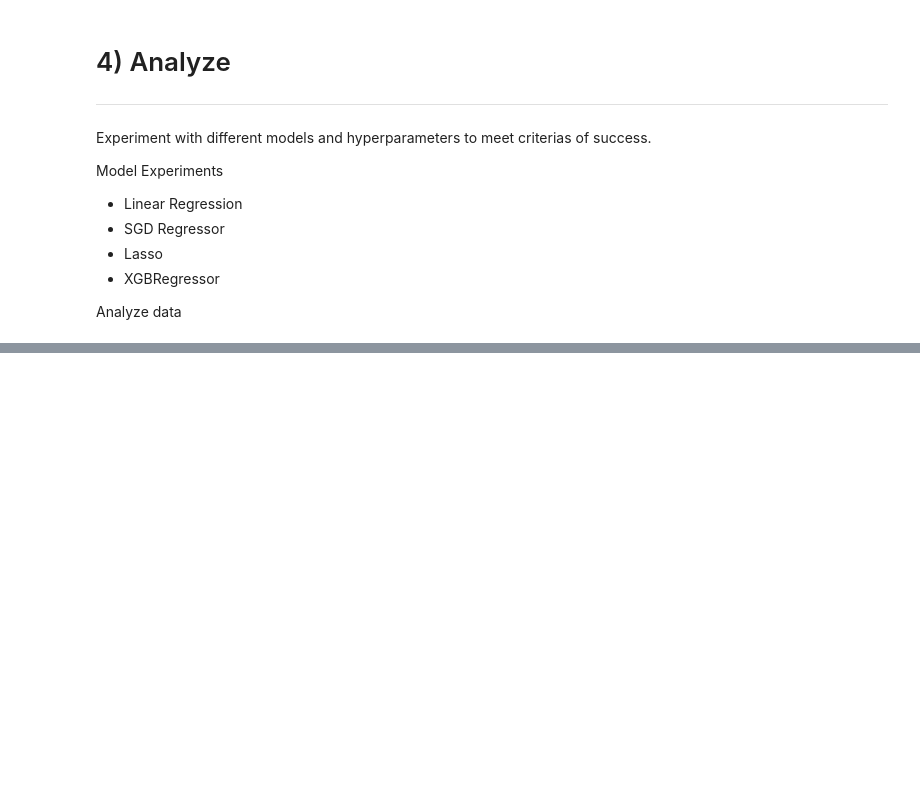
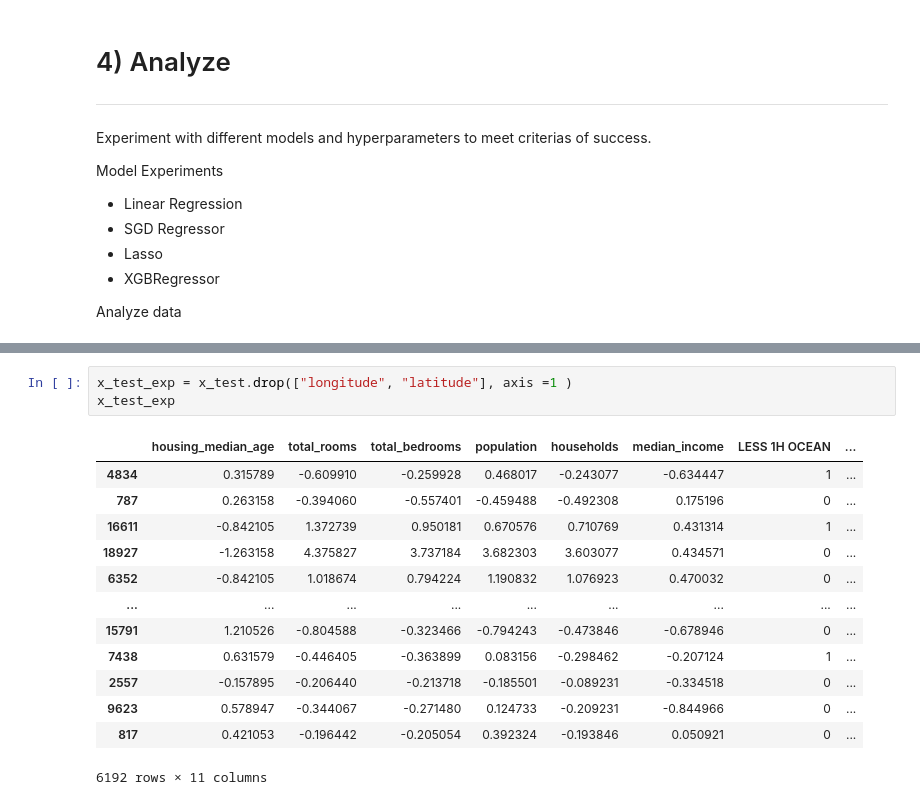
Before and after one commit to Kirlewn/Machine-Learning-Projects, a Jupyter notebook: Regression/california_housing_ml_notebook.ipynb, the cells around one changed output, grey strips where cells are left out. Saved outputs shown, nothing was run; the diff lists cells and outputs as text; blank space fills up the shorter version.

```diff
--- a/Regression/california_housing_ml_notebook.ipynb
+++ b/Regression/california_housing_ml_notebook.ipynb
@@ -657,0 +787,17 @@ Analyze data
+# %%
+x_test_exp = x_test.drop(["longitude", "latitude"], axis =1 )
+x_test_exp
+# %% [output]
+|  | housing_median_age | total_rooms | total_bedrooms | population | households | median_income | LESS 1H OCEAN | ... |
+| 4834 | 0.315789 | -0.609910 | -0.259928 | 0.468017 | -0.243077 | -0.634447 | 1 | ... |
+| 787 | 0.263158 | -0.394060 | -0.557401 | -0.459488 | -0.492308 | 0.175196 | 0 | ... |
+| 16611 | -0.842105 | 1.372739 | 0.950181 | 0.670576 | 0.710769 | 0.431314 | 1 | ... |
+| 18927 | -1.263158 | 4.375827 | 3.737184 | 3.682303 | 3.603077 | 0.434571 | 0 | ... |
+| 6352 | -0.842105 | 1.018674 | 0.794224 | 1.190832 | 1.076923 | 0.470032 | 0 | ... |
+| ... | ... | ... | ... | ... | ... | ... | ... | ... |
+| 15791 | 1.210526 | -0.804588 | -0.323466 | -0.794243 | -0.473846 | -0.678946 | 0 | ... |
+| 7438 | 0.631579 | -0.446405 | -0.363899 | 0.083156 | -0.298462 | -0.207124 | 1 | ... |
+| 2557 | -0.157895 | -0.206440 | -0.213718 | -0.185501 | -0.089231 | -0.334518 | 0 | ... |
+| 9623 | 0.578947 | -0.344067 | -0.271480 | 0.124733 | -0.209231 | -0.844966 | 0 | ... |
+| 817 | 0.421053 | -0.196442 | -0.205054 | 0.392324 | -0.193846 | 0.050921 | 0 | ... |
+6192 rows × 11 columns
```
Also changed, not shown: parts of 38 cells of this notebook.
